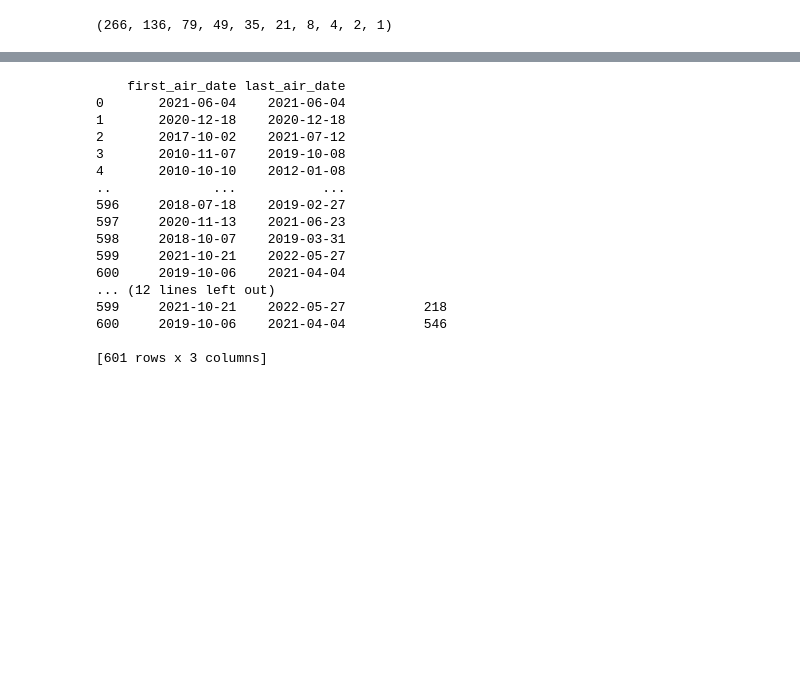
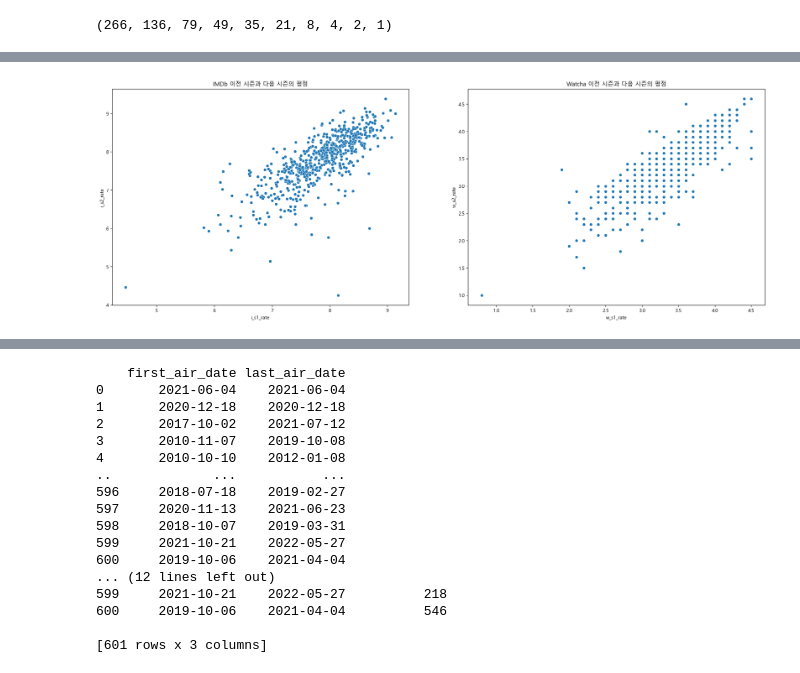
Before and after one commit to JoQri/ML_Netflix_project, a Jupyter notebook: eda/feature_engineering.ipynb, the cells around one changed output, grey strips where cells are left out. Saved outputs shown, nothing was run; the diff lists cells and outputs as text; code cells hidden in the pictures; blank space fills up the shorter version.

```diff
--- a/eda/feature_engineering.ipynb
+++ b/eda/feature_engineering.ipynb
@@ -72,0 +84,3 @@ memory usage: 148.5+ KB
+# %%
+# 장르 다양성 지수
+df['genre_len'] = df['genre'].apply(get_genre_diversity)
@@ -331,0 +340,24 @@ imdb['w_s2_rate_cnt'] = imdb['w_next_season'].apply(get_watcha_rate_cnt)
+# %%
+# Figure와 subplot 생성
+fig, axes = plt.subplots(1, 2, figsize=(24, 8))
+
+# 첫 번째 subplot
+sns.scatterplot(data=imdb, x='i_s1_rate', y='i_s2_rate', ax=axes[0])
+axes[0].set_title('IMDb 이전 시즌과 다음 시즌의 평점')
+axes[0].set_xlabel('i_s1_rate')
+axes[0].set_ylabel('i_s2_rate')
+
+# 두 번째 subplot
+sns.scatterplot(data=imdb, x='w_s1_rate', y='w_s2_rate', ax=axes[1])
+axes[1].set_title('Watcha 이전 시즌과 다음 시즌의 평점')
+axes[1].set_xlabel('w_s1_rate')
+axes[1].set_ylabel('w_s2_rate')
+
+# 그래프 출력
+plt.show()
+
+# # 상관계수 계산
+# views_corr = s1_avg_views.corr(s2_avg_views)
+# print(f"Correlation between Season 1 and Season 2 Average Views: {views_corr}")
+# %% [output]
+[figure, added]
```
Also changed, not shown: parts of 53 cells of this notebook, 4 other files.
